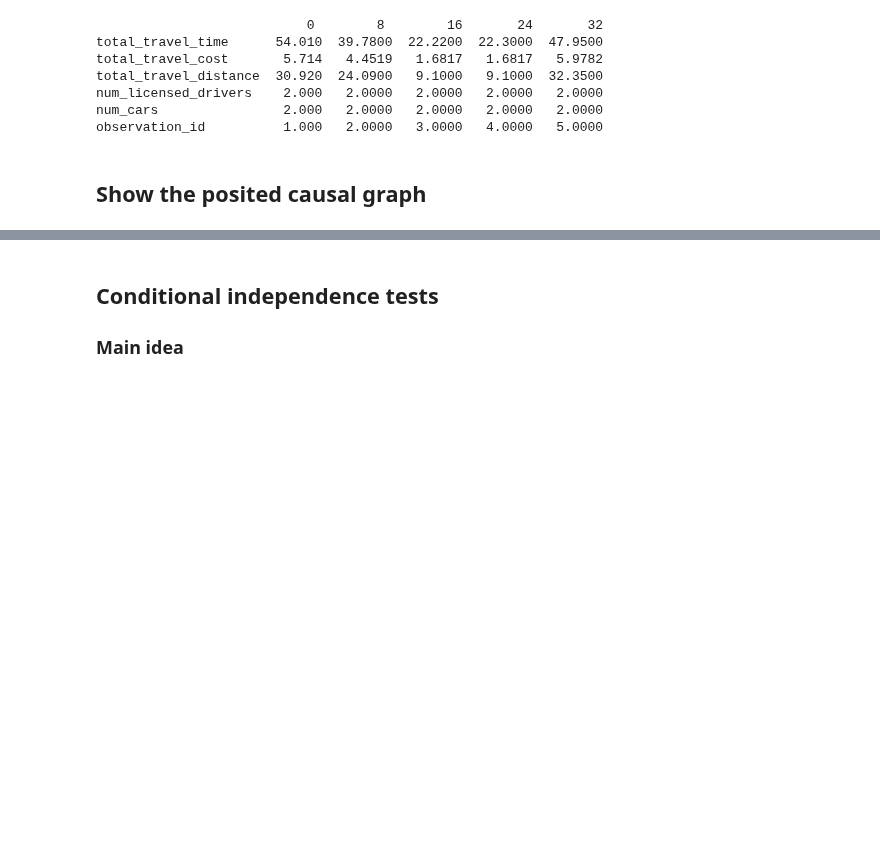
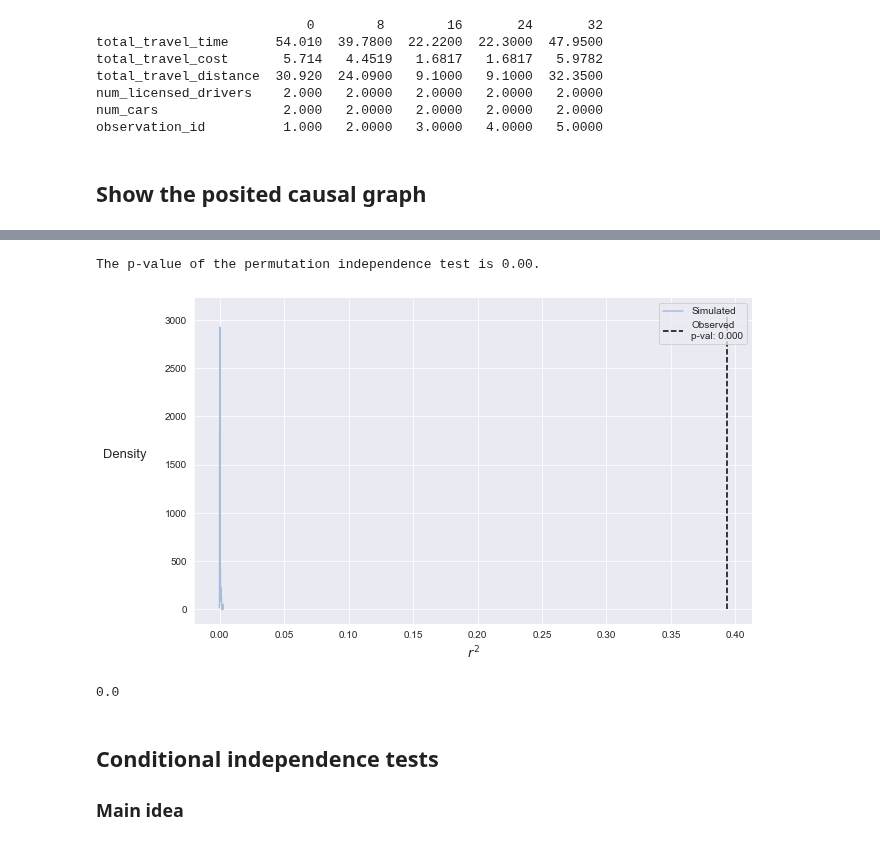
Before and after one commit to hassan-obeid/tr_b_causal_2020, a Jupyter notebook: notebooks/final/_04-tb-testing-your-causal-graph.ipynb, the cells around one changed output, grey strips where cells are left out. Saved outputs shown, nothing was run; the diff lists cells and outputs as text; code cells hidden in the pictures; blank space fills up the shorter version.

Commit message:
[WIP] Filled in marginal independence section. Started filling conditional independence section.

```diff
--- a/notebooks/final/_04-tb-testing-your-causal-graph.ipynb
+++ b/notebooks/final/_04-tb-testing-your-causal-graph.ipynb
@@ -28,6 +28,14 @@ UTILITY_COLUMNS =\
 
 # Note the travel mode of intersest for this notebook
 DRIVE_ALONE_ID = 1
+
+# Note the number of permutations to be used when
+# testing the causal graphs
+NUM_PERMUTATIONS = 100
+
+# Choose a color to represent reference /
+# permutation-based test statistics
+PERMUTED_COLOR = '#a6bddb'
 # %% [markdown]
 ## Import needed libraries
 # %%
@@ -86,3 +113,18 @@ causal_graph
+# %%
+license_array = drive_alone_df[LICENSE_COLUMN].values
+num_cars_array = drive_alone_df[NUM_AUTOS_COLUMN].values
+
+oi.visual_permutation_test(
+    license_array,
+    num_cars_array,
+    z_array=None,
+    seed=1038,
+    num_permutations=NUM_PERMUTATIONS,
+    permutation_color=PERMUTED_COLOR)
+# %% [output]
+The p-value of the permutation independence test is 0.00.
+[figure, added]
+0.0
 # %% [markdown]
 ## Conditional independence tests
 
```
Also changed, not shown: parts of 3 cells of this notebook, 1 other file.
